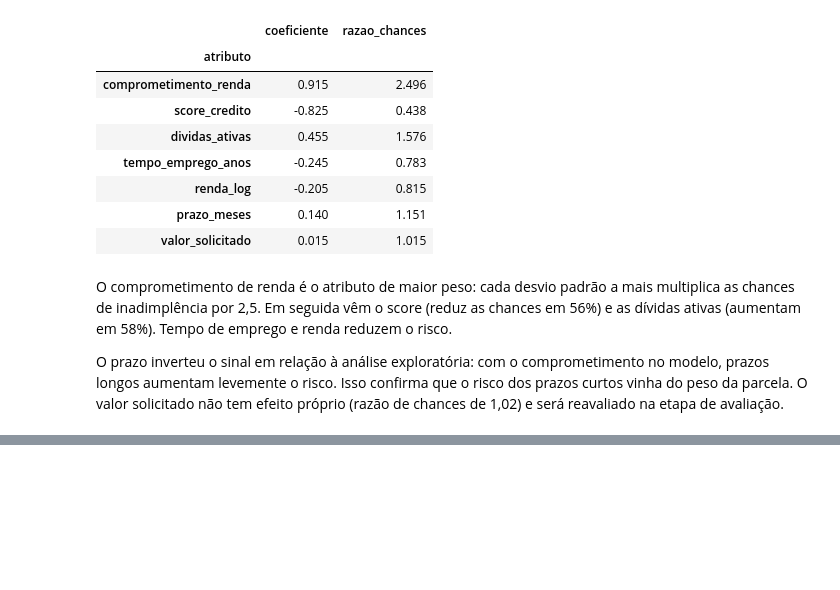
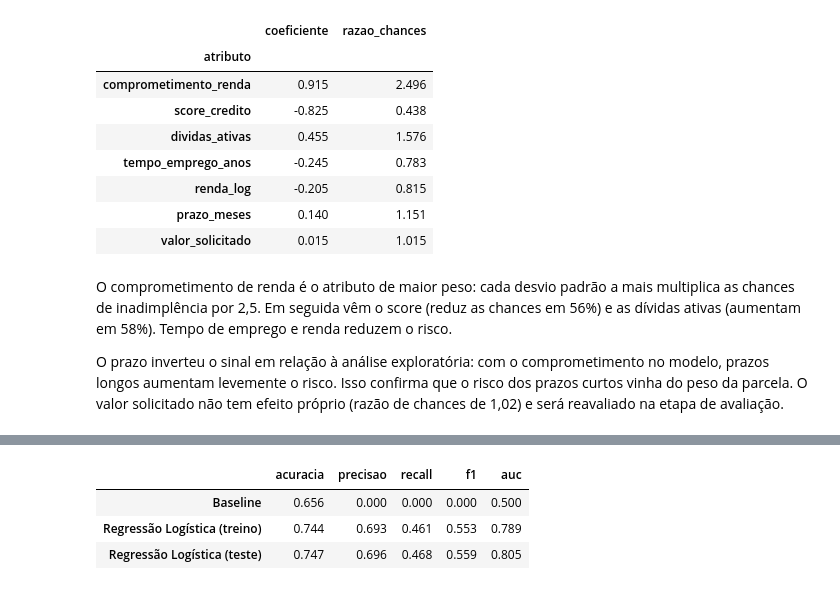
Before and after one commit to dudamark/desafio-credito-credair, a Jupyter notebook: notebooks/analise_credito.ipynb, the cells around one changed output, grey strips where cells are left out. Cells and saved outputs as stored; diff of their text form; code cells hidden in the pictures; blank space fills up the shorter version.

```diff
--- a/notebooks/analise_credito.ipynb
+++ b/notebooks/analise_credito.ipynb
@@ -1109,0 +1155,10 @@ O prazo inverteu o sinal em relação à análise exploratória: com o compromet
+# %%
+resultados_avaliacao.loc["Regressão Logística (treino)"] = pd.Series(avaliar(modelo, X_treino, y_treino))
+resultados_avaliacao.loc["Regressão Logística (teste)"] = pd.Series(avaliar(modelo, X_teste, y_teste))
+
+resultados_avaliacao.round(3)
+# %% [output]
+|  | acuracia | precisao | recall | f1 | auc |
+| Baseline | 0.656 | 0.000 | 0.000 | 0.000 | 0.500 |
+| Regressão Logística (treino) | 0.744 | 0.693 | 0.461 | 0.553 | 0.789 |
+| Regressão Logística (teste) | 0.747 | 0.696 | 0.468 | 0.559 | 0.805 |
```
Also changed, not shown: parts of 18 cells of this notebook, 1 other file.
